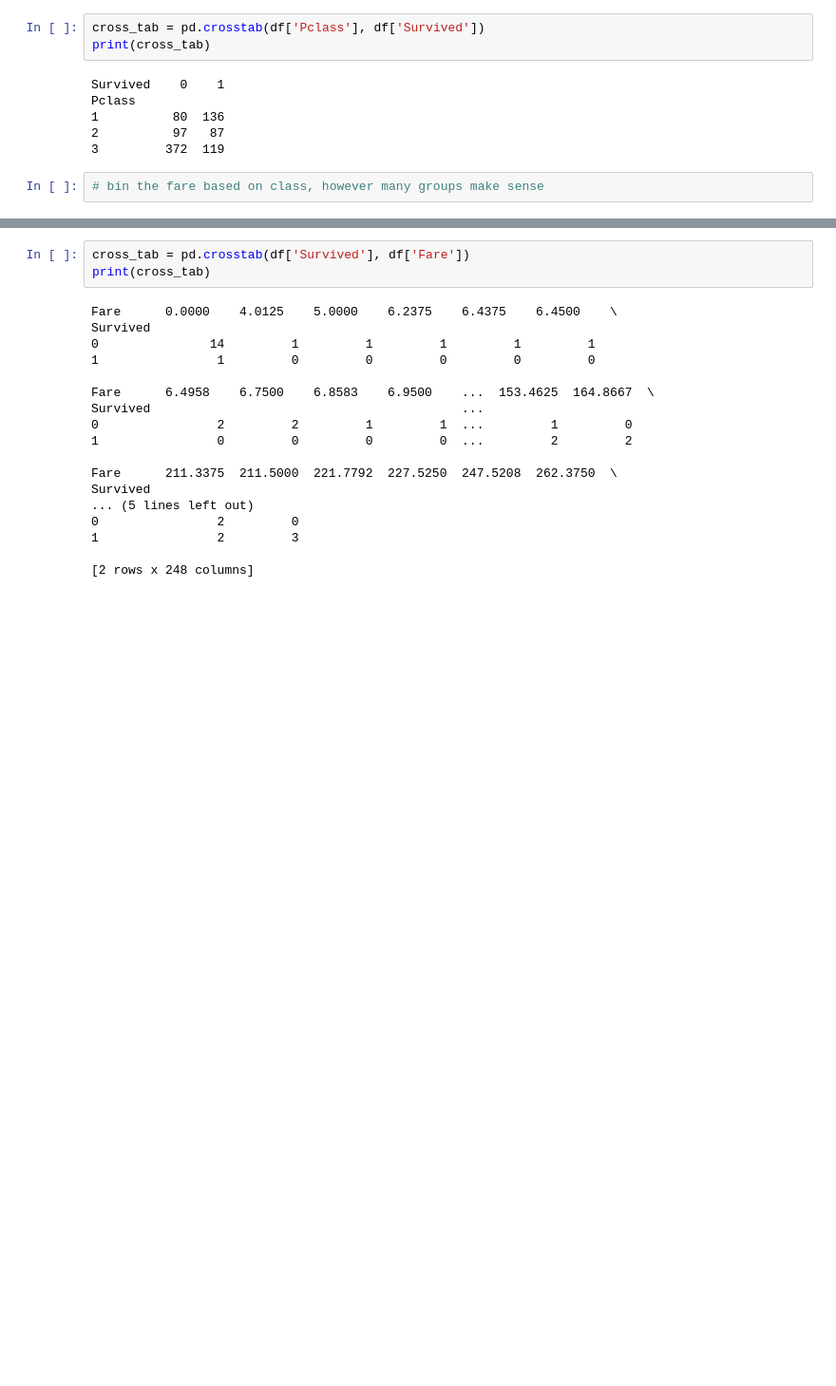
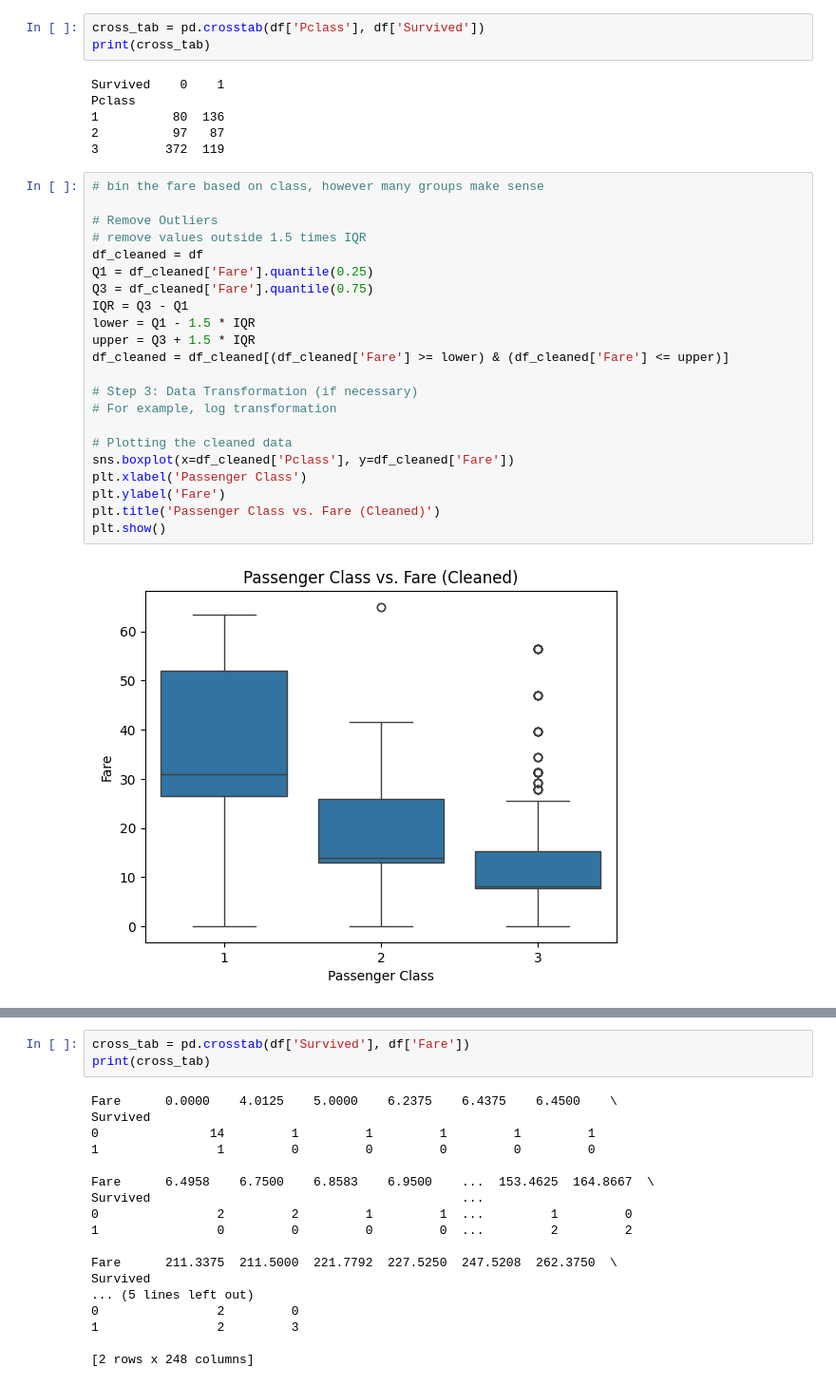
Before and after one commit to Blueturboguy07/Titanic-Classification-Model, a Jupyter notebook: titanic_v1.ipynb, the cells around one changed output, grey strips where cells are left out. Shown at 95% size. Saved outputs shown, nothing was run; the diff lists cells and outputs as text; blank space fills up the shorter version.

```diff
--- a/titanic_v1.ipynb
+++ b/titanic_v1.ipynb
@@ -66,5 +84,27 @@ Pclass
 1          80  136
 2          97   87
 3         372  119
-# %%
-# bin the fare based on class, however many groups make sense
+# %%
+# bin the fare based on class, however many groups make sense
+
+# Remove Outliers
+# remove values outside 1.5 times IQR
+df_cleaned = df
+Q1 = df_cleaned['Fare'].quantile(0.25)
+Q3 = df_cleaned['Fare'].quantile(0.75)
+IQR = Q3 - Q1
+lower = Q1 - 1.5 * IQR
+upper = Q3 + 1.5 * IQR
+df_cleaned = df_cleaned[(df_cleaned['Fare'] >= lower) & (df_cleaned['Fare'] <= upper)]
+
+# Step 3: Data Transformation (if necessary)
+# For example, log transformation
+
+# Plotting the cleaned data
+sns.boxplot(x=df_cleaned['Pclass'], y=df_cleaned['Fare'])
+plt.xlabel('Passenger Class')
+plt.ylabel('Fare')
+plt.title('Passenger Class vs. Fare (Cleaned)')
+plt.show()
+# %% [output]
+[figure, added]
```
Also changed, not shown: parts of 7 cells of this notebook.
